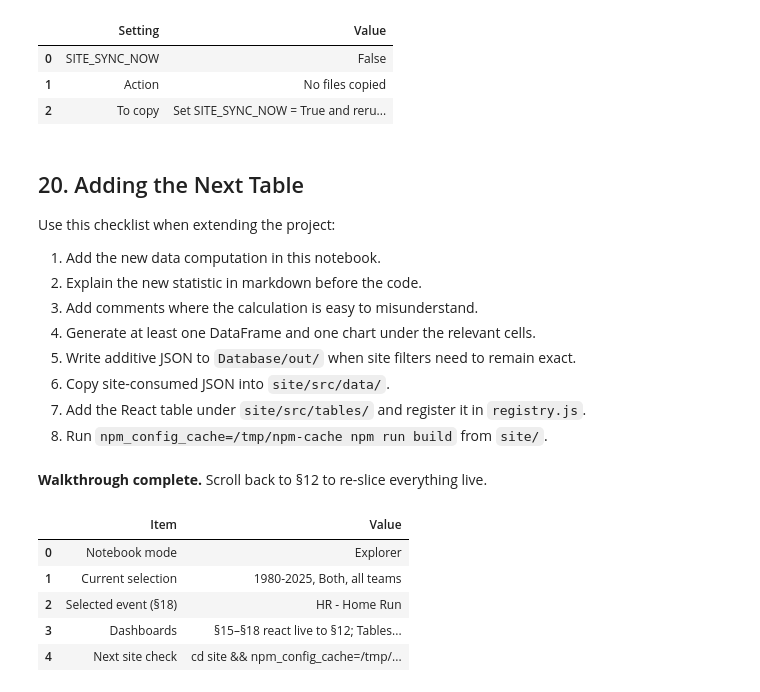
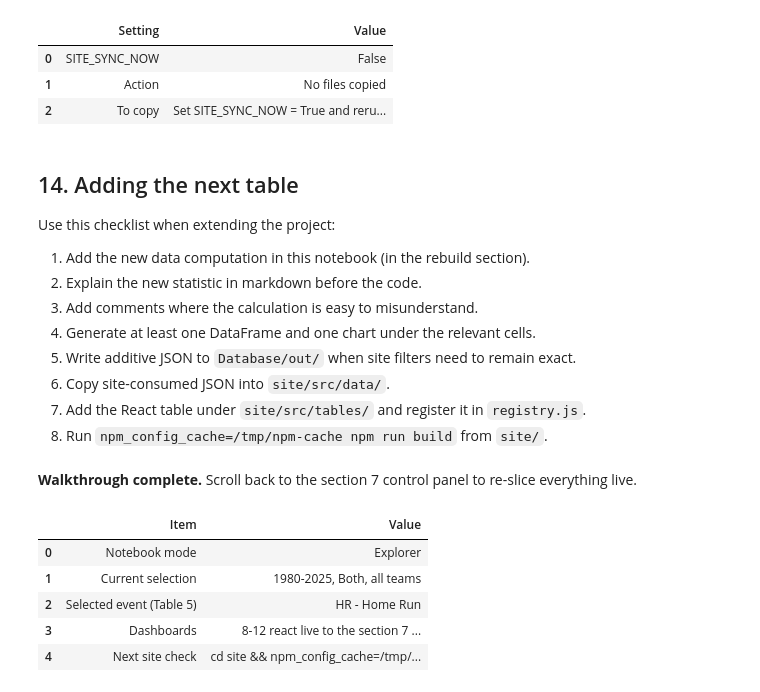
Before and after one commit to RexJensen/the-book-recreated, a Jupyter notebook: Database/retrosheet_pipeline.ipynb, the cells around one changed output. Drawn from its saved outputs; the diff is of its cells as text; code cells hidden in the pictures.

```diff
--- a/Database/retrosheet_pipeline.ipynb
+++ b/Database/retrosheet_pipeline.ipynb
@@ -144,24 +245,0 @@ This cell confirms whether the generated JSON is present. If it is, the rest of
-# %%
-def human_size(path):
-    """Return a compact file-size label for inventory tables."""
-    if not path.exists():
-        return "missing"
-    size = path.stat().st_size
-    for unit in ["B", "KB", "MB", "GB"]:
-        if size < 1024 or unit == "GB":
-            return f"{size:.1f} {unit}" if unit != "B" else f"{size} B"
-        size /= 1024
-
-inventory_rows = []
-for name in ["re_dataset.json", "event_dataset.json", "event_states.json", "team_league_all.csv"]:
-    path = OUT_DIR / name
-    inventory_rows.append({"Artifact": name, "Exists": path.exists(), "Size": human_size(path)})
-
-inventory_rows.extend([
-    {"Artifact": "raw/<year>/ folders", "Exists": True, "Size": len([p for p in RAW_DIR.glob("[12][0-9][0-9][0-9]") if p.is_dir()])},
-    {"Artifact": "out/events_<year>.csv", "Exists": True, "Size": len(list(OUT_DIR.glob("events_*.csv")))},
-])
-
-inventory = pd.DataFrame(inventory_rows)
-display(Markdown("**Local data inventory**"))
-display(inventory)
@@ -1325,11 +1155,11 @@ else:
 | 1 | Action | No files copied |
 | 2 | To copy | Set SITE_SYNC_NOW = True and reru... |
 # %% [markdown]
-## 20. Adding the Next Table
+## 14. Adding the next table
 
 Use this checklist when extending the project:
 
-1. Add the new data computation in this notebook.
+1. Add the new data computation in this notebook (in the rebuild section).
 2. Explain the new statistic in markdown before the code.
 3. Add comments where the calculation is easy to misunderstand.
 4. Generate at least one DataFrame and one chart under the relevant cells.
@@ -1340,20 +1170,20 @@ Use this checklist when extending the project:
 # %%
 seasons, league, teams, event = read_selection()
 completion = pd.DataFrame([
     ("Notebook mode", "Rebuild" if RUN_PIPELINE else "Explorer"),
     ("Current selection", selection_label(seasons, league, teams)),
-    ("Selected event (§18)", f"{event} - {LABELS.get(event, event)}"),
-    ("Dashboards", "§15–§18 react live to §12; Tables 1/2/4 follow Seasons/League/Teams, Table 5 also follows Event."),
+    ("Selected event (Table 5)", f"{event} - {LABELS.get(event, event)}"),
+    ("Dashboards", "8-12 react live to the section 7 control panel - change a filter and they refresh."),
     ("Next site check", "cd site && npm_config_cache=/tmp/npm-cache npm run build"),
 ], columns=["Item", "Value"])
 
-display(Markdown("**Walkthrough complete.** Scroll back to §12 to re-slice everything live."))
+display(Markdown("**Walkthrough complete.** Scroll back to the section 7 control panel to re-slice everything live."))
 display(completion)
 # %% [output]
-**Walkthrough complete.** Scroll back to §12 to re-slice everything live.
+**Walkthrough complete.** Scroll back to the section 7 control panel to re-slice everything live.
 |  | Item | Value |
 | 0 | Notebook mode | Explorer |
 | 1 | Current selection | 1980-2025, Both, all teams |
-| 2 | Selected event (§18) | HR - Home Run |
-| 3 | Dashboards | §15–§18 react live to §12; Tables... |
+| 2 | Selected event (Table 5) | HR - Home Run |
+| 3 | Dashboards | 8-12 react live to the section 7 ... |
 | 4 | Next site check | cd site && npm_config_cache=/tmp/... |
```
Also changed, not shown: parts of 30 cells of this notebook.
